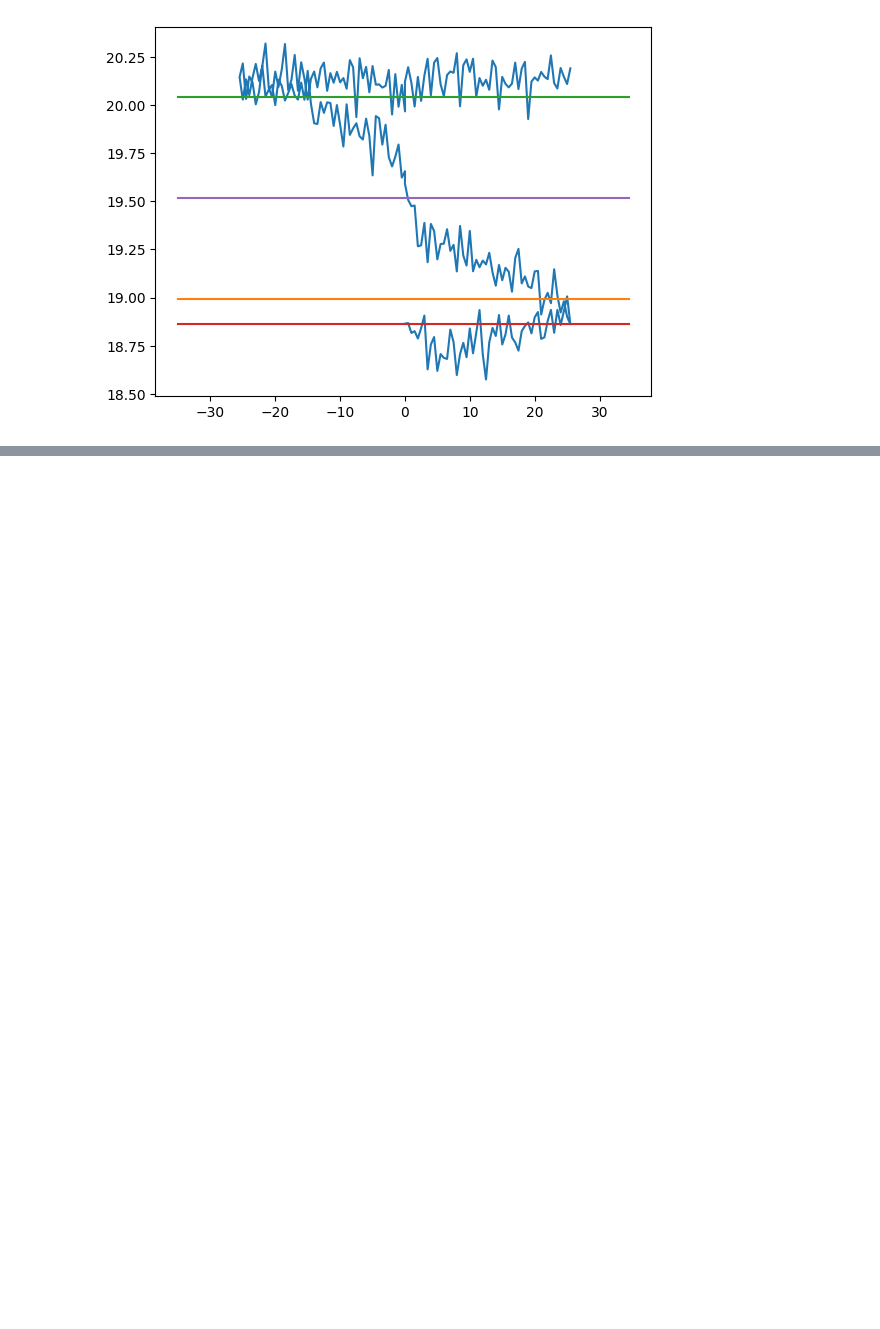
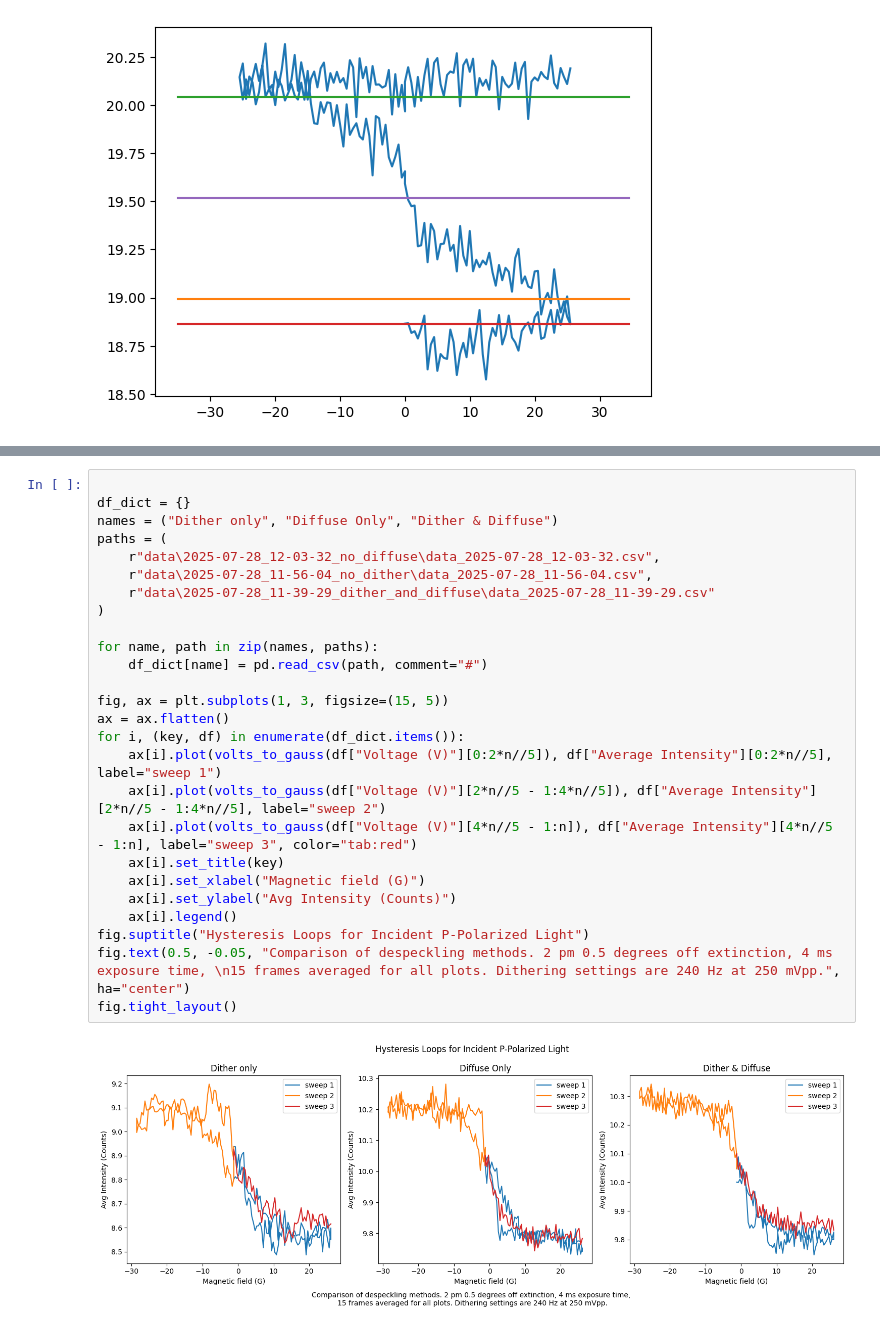
Before and after one commit to jasonwu224/MOKE, a Jupyter notebook: data_analysis.ipynb, the cells around one changed output, grey strips where cells are left out. Drawn from its saved outputs; the diff is of its cells as text; blank space fills up the shorter version.

```diff
--- a/data_analysis.ipynb
+++ b/data_analysis.ipynb
@@ -390,0 +442,28 @@ Text(0, 0.5, 'Average Intensity (Counts)')
+# %%
+
+df_dict = {}
+names = ("Dither only", "Diffuse Only", "Dither & Diffuse")
+paths = (
+    r"data\2025-07-28_12-03-32_no_diffuse\data_2025-07-28_12-03-32.csv",
+    r"data\2025-07-28_11-56-04_no_dither\data_2025-07-28_11-56-04.csv",
+    r"data\2025-07-28_11-39-29_dither_and_diffuse\data_2025-07-28_11-39-29.csv"
+)
+
+for name, path in zip(names, paths):
+    df_dict[name] = pd.read_csv(path, comment="#")
+
+fig, ax = plt.subplots(1, 3, figsize=(15, 5))
+ax = ax.flatten()
+for i, (key, df) in enumerate(df_dict.items()):
+    ax[i].plot(volts_to_gauss(df["Voltage (V)"][0:2*n//5]), df["Average Intensity"][0:2*n//5], label="sweep 1")
+    ax[i].plot(volts_to_gauss(df["Voltage (V)"][2*n//5 - 1:4*n//5]), df["Average Intensity"][2*n//5 - 1:4*n//5], label="sweep 2")
+    ax[i].plot(volts_to_gauss(df["Voltage (V)"][4*n//5 - 1:n]), df["Average Intensity"][4*n//5 - 1:n], label="sweep 3", color="tab:red")
+    ax[i].set_title(key)
+    ax[i].set_xlabel("Magnetic field (G)")
+    ax[i].set_ylabel("Avg Intensity (Counts)")
+    ax[i].legend()
+fig.suptitle("Hysteresis Loops for Incident P-Polarized Light")
+fig.text(0.5, -0.05, "Comparison of despeckling methods. 2 pm 0.5 degrees off extinction, 4 ms exposure time, \n15 frames averaged for all plots. Dithering settings are 240 Hz at 250 mVpp.", ha="center")
+fig.tight_layout()
+# %% [output]
+[figure, added]
```
Also changed, not shown: parts of 6 cells of this notebook, 11 other files.
